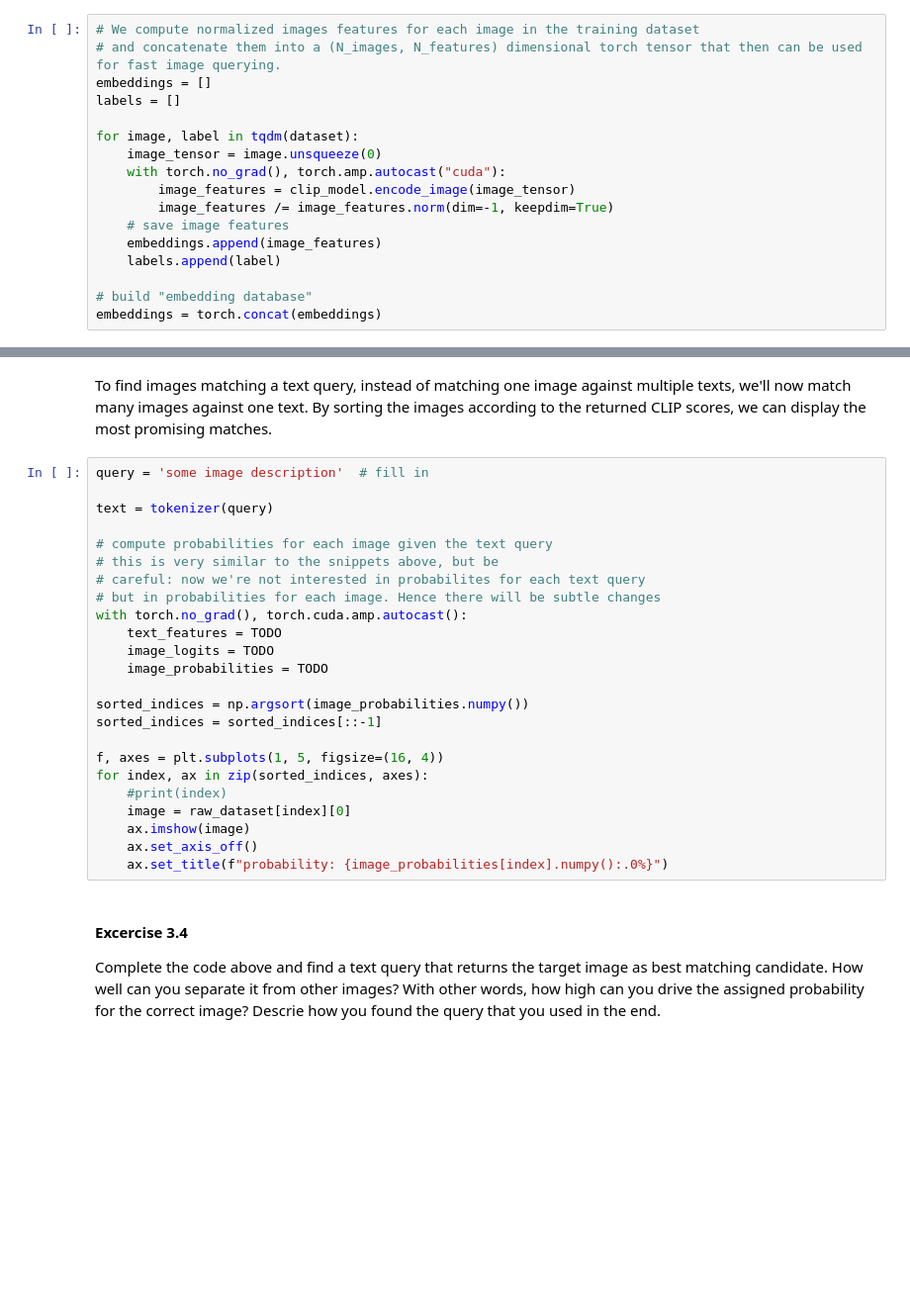
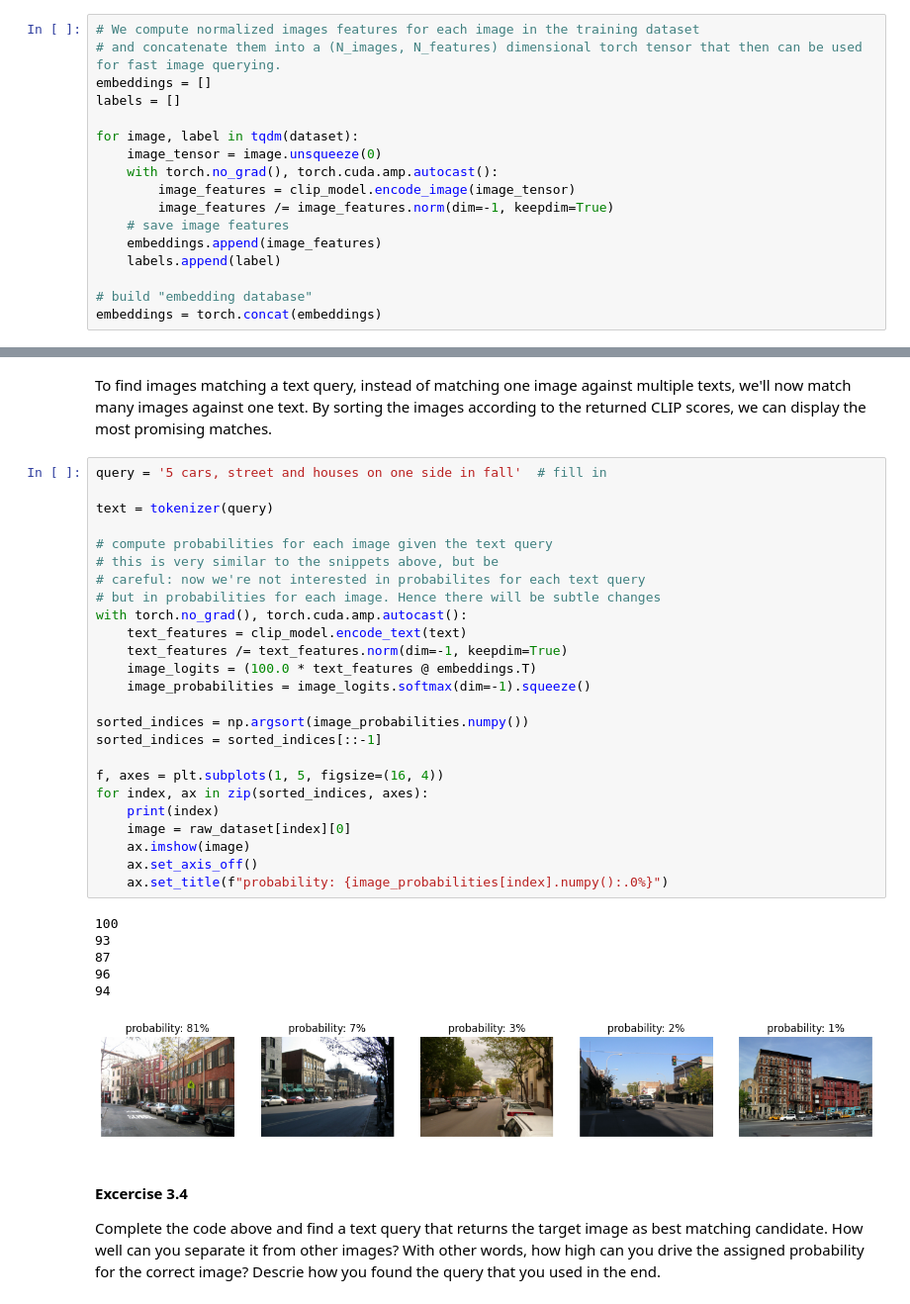
Before and after one commit to Cremetorte/CompPhyPraktikum2425, a Jupyter notebook: Thema7_Machine_Learning/03_CLIP.ipynb, the cells around one changed output, grey strips where cells are left out. Shown at 99% size. Cells and saved outputs as stored; diff of their text form; blank space fills up the shorter version.

```diff
--- a/Thema7_Machine_Learning/03_CLIP.ipynb
+++ b/Thema7_Machine_Learning/03_CLIP.ipynb
@@ -514,7 +501,7 @@ labels = []
 
 for image, label in tqdm(dataset):
     image_tensor = image.unsqueeze(0)
-    with torch.no_grad(), torch.amp.autocast("cuda"):
+    with torch.no_grad(), torch.cuda.amp.autocast():
         image_features = clip_model.encode_image(image_tensor)
         image_features /= image_features.norm(dim=-1, keepdim=True)
     # save image features
@@ -533,29 +520,37 @@ plt.axis('off');
 # %% [markdown]
 To find images matching a text query, instead of matching one image against multiple texts, we'll now match many images against one text. By sorting the images according to the returned CLIP scores, we can display the most promising matches.
 # %%
-query = 'some image description'  # fill in
+query = '5 cars, street and houses on one side in fall'  # fill in
 
 text = tokenizer(query)
 
 # compute probabilities for each image given the text query
 # this is very similar to the snippets above, but be
 # careful: now we're not interested in probabilites for each text query
 # but in probabilities for each image. Hence there will be subtle changes
 with torch.no_grad(), torch.cuda.amp.autocast():
-    text_features = TODO
-    image_logits = TODO
-    image_probabilities = TODO
+    text_features = clip_model.encode_text(text)
+    text_features /= text_features.norm(dim=-1, keepdim=True)
+    image_logits = (100.0 * text_features @ embeddings.T)
+    image_probabilities = image_logits.softmax(dim=-1).squeeze()
 
 sorted_indices = np.argsort(image_probabilities.numpy())
 sorted_indices = sorted_indices[::-1]
 
 f, axes = plt.subplots(1, 5, figsize=(16, 4))
 for index, ax in zip(sorted_indices, axes):
-    #print(index)
+    print(index)
     image = raw_dataset[index][0]
     ax.imshow(image)
     ax.set_axis_off()
     ax.set_title(f"probability: {image_probabilities[index].numpy():.0%}")
+# %% [output]
+100
+93
+87
+96
+94
+[figure, added]
 # %% [markdown]
 #### Excercise 3.4
 
```
Also changed, not shown: parts of 4 cells of this notebook.
